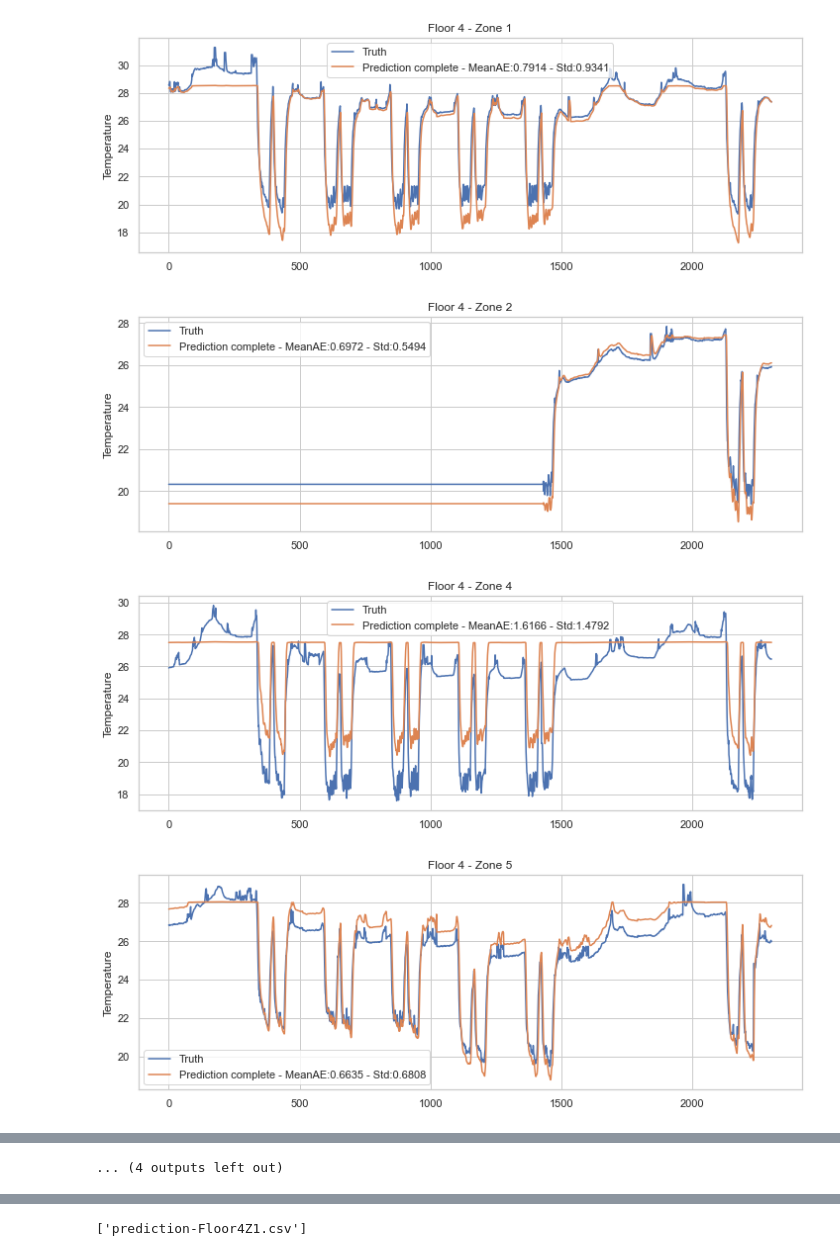
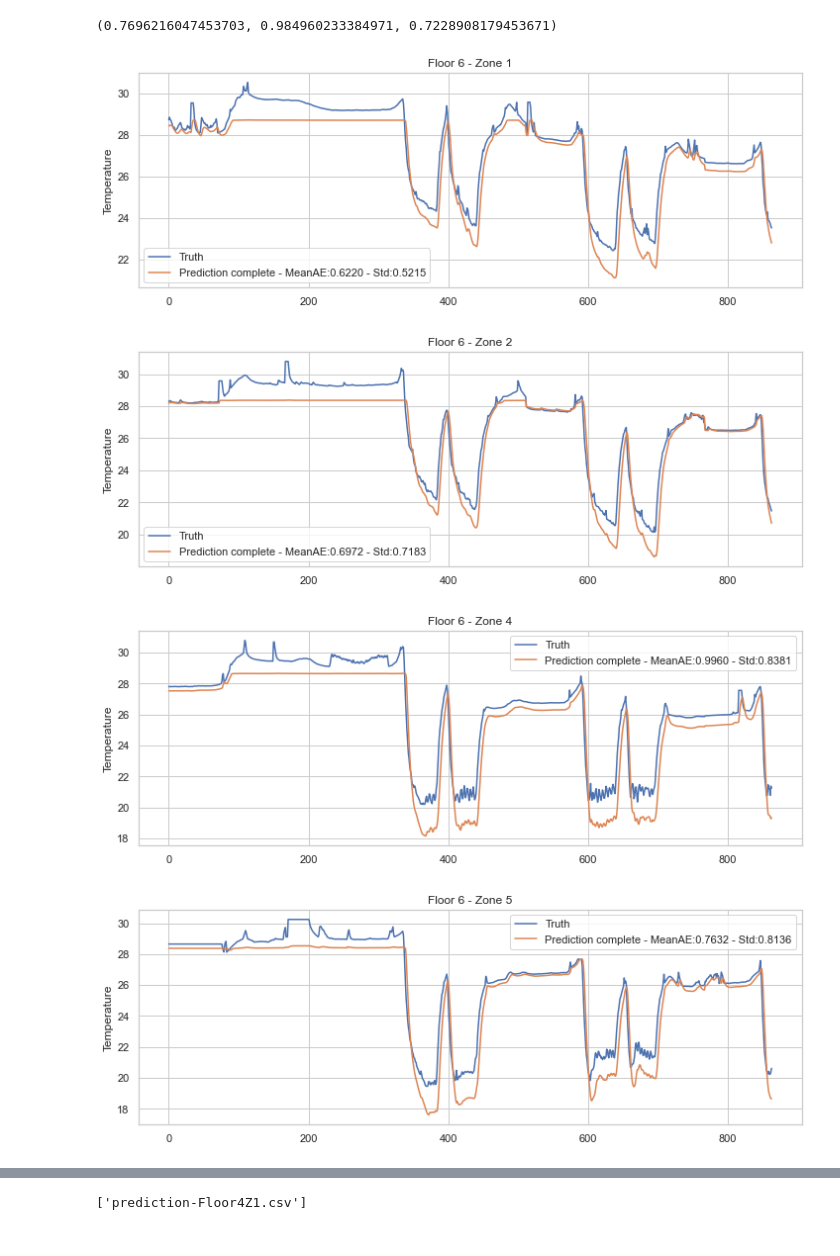
Before and after one commit to AnganMitra/decentralearn, a Jupyter notebook: DMFW/src/GeneratePlot.ipynb, the cells around one changed output, grey strips where cells are left out. Drawn from its saved outputs; the diff is of its cells as text; code cells hidden in the pictures.

Commit message:
Generate Plot

```diff
--- a/DMFW/src/GeneratePlot.ipynb
+++ b/DMFW/src/GeneratePlot.ipynb
@@ -333,12 +334,12 @@ def plot_compare_prediction(path,accro_path,floor,zone_idx, graph_type,start=0,
     plt.ylabel("Temperature")
     plt.legend()
     plt.show()
+
+def get_average_prediction(path, accro_path, floor, zone_idx, graph_type, start=0, end=-1):
+    dataframe = compare_prediction_zone(path, accro_path, floor, zone_idx, graph_type)
+    truth = dataframe[f"Truth {graph_type[0]}"][start:end]
+    pred = dataframe[f"{graph_type[0]}"][start:end]
+    mae = mean_absolute_error(truth, pred)
+    mse = mean_squared_error(truth, pred)
+    std = np.std(truth-pred)
+    return mae, mse, std
-# %%
-global_path = "/Users/Slaton/Documents/DMFW/BangkokDataAnalysis/gitdecenlearn/Analysis/temp-version3/"
-accro_path= "567Zone/alpha095-cut20april-hid64-64/"
-for floor in [4,5,6,7]:
-    for zone in [1,2,4,5]:
-        try: plot_compare_prediction(global_path,accro_path, floor, zone, ["complete","cycle","line"], 0,8*nb_timestep)
-        except Exception:
-            traceback.print_exc()
-            pass
@@ -374,0 +348,24 @@ IndexError: list index out of range
+# %%
+global_path = "/Users/Slaton/Documents/DMFW/BangkokDataAnalysis/gitdecenlearn/Analysis/temp-version4/DMFW/"
+accro_path= "floor4567/alpha095-cut20april-removed_floors/"
+avg_mae = 0.
+avg_mse = 0.
+avg_std = 0.
+cpt=0
+for floor in [6]:
+    for zone in [1,2,4,5]:
+        try:
+            mae, mse, std = get_average_prediction(global_path,accro_path, floor, zone, ["complete"], 0,3*nb_timestep)
+            avg_mae += mae
+            avg_mse += mse
+            avg_std += std
+            cpt += 1
+        except Exception:
+            traceback.print_exc()
+            pass
+avg_mae /= cpt
+avg_mse /= cpt
+avg_std /= cpt
+avg_mae, avg_mse, avg_std
+# %% [output]
+(0.7696216047453703, 0.984960233384971, 0.7228908179453671)
@@ -375,15 +377,15 @@ IndexError: list index out of range
 # %%
 global_path = "/Users/Slaton/Documents/DMFW/BangkokDataAnalysis/gitdecenlearn/Analysis/temp-version4/DMFW/"
 accro_path= "floor4567/alpha095-cut20april-removed_floors/"
-for floor in [4,5,6,7]:
+for floor in [6,7]:
     for zone in [1,2,4,5]:
-        try:            plot_compare_prediction(global_path,accro_path, floor, zone, ["complete"], 0,8*nb_timestep)
+        try:            plot_compare_prediction(global_path,accro_path, floor, zone, ["complete"], 0,3*nb_timestep)
         except Exception:
             traceback.print_exc()
             pass
 # %% [output]
-[figure, old version]
+[figure, new version]
-[figure, old version]
+[figure, new version]
-[figure, old version]
+[figure, new version]
-[figure, old version]
+[figure, new version]
 Traceback (most recent call last):
@@ -411 +401,0 @@ IndexError: list index out of range
-... (4 outputs left out)
```
Also changed, not shown: parts of 33 cells of this notebook, 55 other files.
